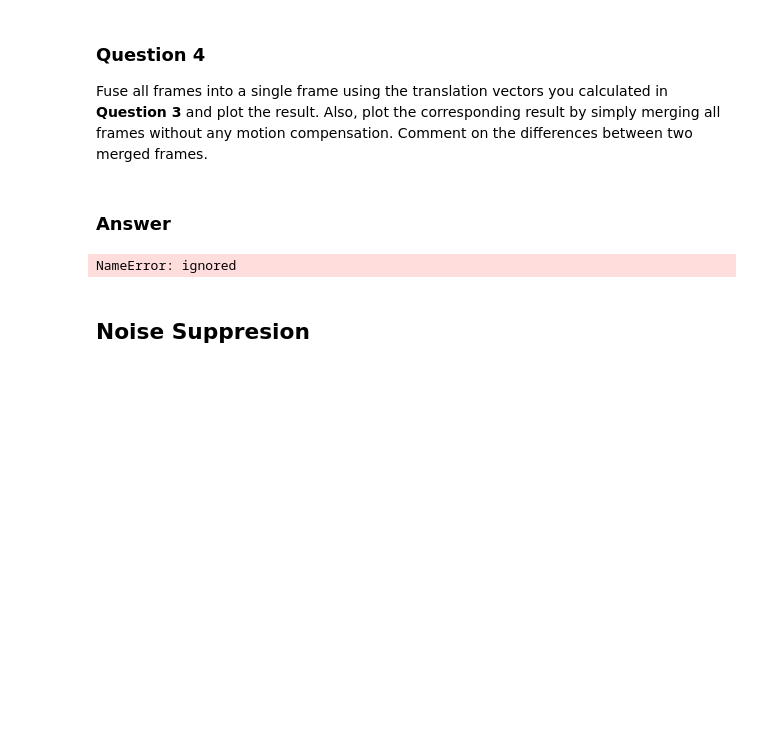
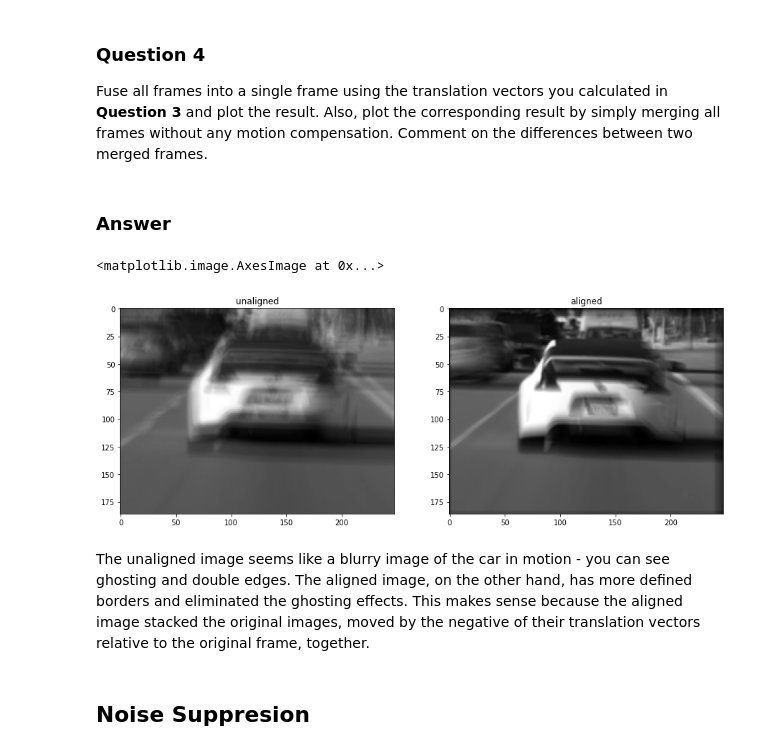
Before and after one commit to mkandrewhuang301/CS362, a Jupyter notebook: Module 4: Burst imaging in computational photography and microscopy.ipynb, the cells around one changed output. Drawn from its saved outputs; the diff is of its cells as text; code cells hidden in the pictures; blank space fills up the shorter version.

```diff
--- a/Module 4: Burst imaging in computational photography and microscopy.ipynb
+++ b/Module 4: Burst imaging in computational photography and microscopy.ipynb
@@ -125,14 +121,3 @@ for x in range(0, 75):
 # %% [markdown]
 ### Question 3
 Now, we will select one feature out of all the extracted features (select a feature that does not disappear). Use the seleted feature and its estimated position in all frames to calculate relative motion across all frames (use the option that gave more accurate estimation of the ones you calculated in **Question 2**). You will use the first frame as reference and calculate the relative motion between the reference frame and all other frames. (The reason we are doing this is that the output from **Question 2** only gives you the position of features for each frame. It does not directly tell you the relative motion across frames).
-# %%
-feature[0]
-
-motion = []
-orig_x, orig_y = trajectories[0][0].ravel()
-
-for x in range(1, 76):
-  nx, ny = trajectories[x].ravel()
-  dx = nx - orig_x
-  dy = ny - orig_y
-  motion.append((dx, dy))
@@ -141,33 +124,51 @@ NameError: ignored
 # %% [markdown]
 ### Answer
+# %%
+motion = []
+orig_x, orig_y = trajectories[1][0]
+
+for x in range(len(imgs)):
+  nx, ny = trajectories[1][x]
+  dx = nx - orig_x
+  dy = ny - orig_y
+  motion.append((dx, dy))
 # %% [markdown]
 ### Question 4
 Fuse all frames into a single frame using the translation vectors you calculated in **Question 3** and plot the result. Also, plot the corresponding result by simply merging all frames without any motion compensation. Comment on the differences between two merged frames.
 # %% [markdown]
 ### Answer
 # %%
-average = np.zeros_like(imgs[0], dtype='f')
-first_average = np.zeros_like(imgs[0], dtype='f')
-###alignment
-nr, nc = imgs[0].shape
-cumulative_motion = np.cumsum(np.array(motion), axis=0)
+def fuse_frames(imgs):
+  unaligned = np.zeros_like(imgs[0], dtype='f')
+  aligned = np.zeros_like(imgs[0], dtype='f')
+  ###alignment
+  nr, nc = imgs[0].shape
 
-for f in range( len(imgs) ):
-  T = np.float32([[1, 0, cumulative_translations[i, 0]], [0, 1, cumulative_translations[i, 1]]])
-  aligned_frame = cv2.warpAffine( imgs[f], T, (nc,nr) )
-  first_average += aligned_frame
+  for f in range( len(imgs) ):
+    T = np.array([[1., 0., -float(motion[f][0])], [0., 1., -float(motion[f][1])]])
+    aligned_frame = cv2.warpAffine( imgs[f], T, (nc,nr) )
+    aligned += aligned_frame
 
+  # merging frames without motion compensation
+  for i in range(len(imgs)):
+    unaligned += imgs[i]
 
-#ax1.imshow(imgs[0], cmap='gray')
-for i in range(len(imgs)):
-  average += imgs[i]
-fig, (ax1, ax2) = plt.subplots(figsize=(20, 10), ncols=2)
+  return unaligned, aligned
 
-plt.title("unaligned frame average")
-ax1.imshow(first_average, cmap='gray')
-ax2.imshow(average, cmap='gray')
+unaligned, aligned = fuse_frames(imgs)
+
+plt.figure(figsize=(15, 10))
+plt.subplot(1, 2, 1)
+plt.title("unaligned")
+plt.imshow(unaligned, cmap="gray")
+plt.subplot(1, 2, 2)
+plt.title("aligned")
+plt.imshow(aligned, cmap="gray")
 # %% [output]
-NameError: ignored
+<matplotlib.image.AxesImage at 0x...>
+[figure, added]
+# %% [markdown]
+The unaligned image seems like a blurry image of the car in motion - you can see ghosting and double edges. The aligned image, on the other hand, has more defined borders and eliminated the ghosting effects. This makes sense because the aligned image stacked the original images, moved by the negative of their translation vectors relative to the original frame, together.
 # %% [markdown]
 ## Noise Suppresion
 # %% [markdown]
```
Also changed, not shown: parts of 17 cells of this notebook.
